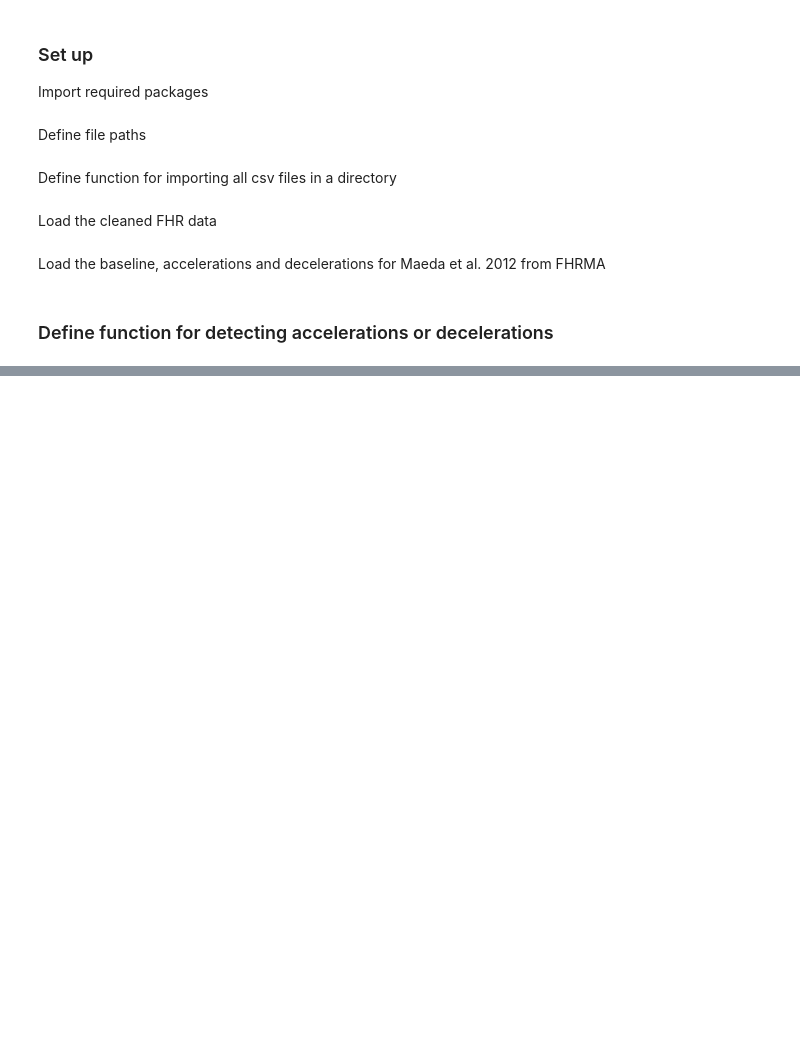
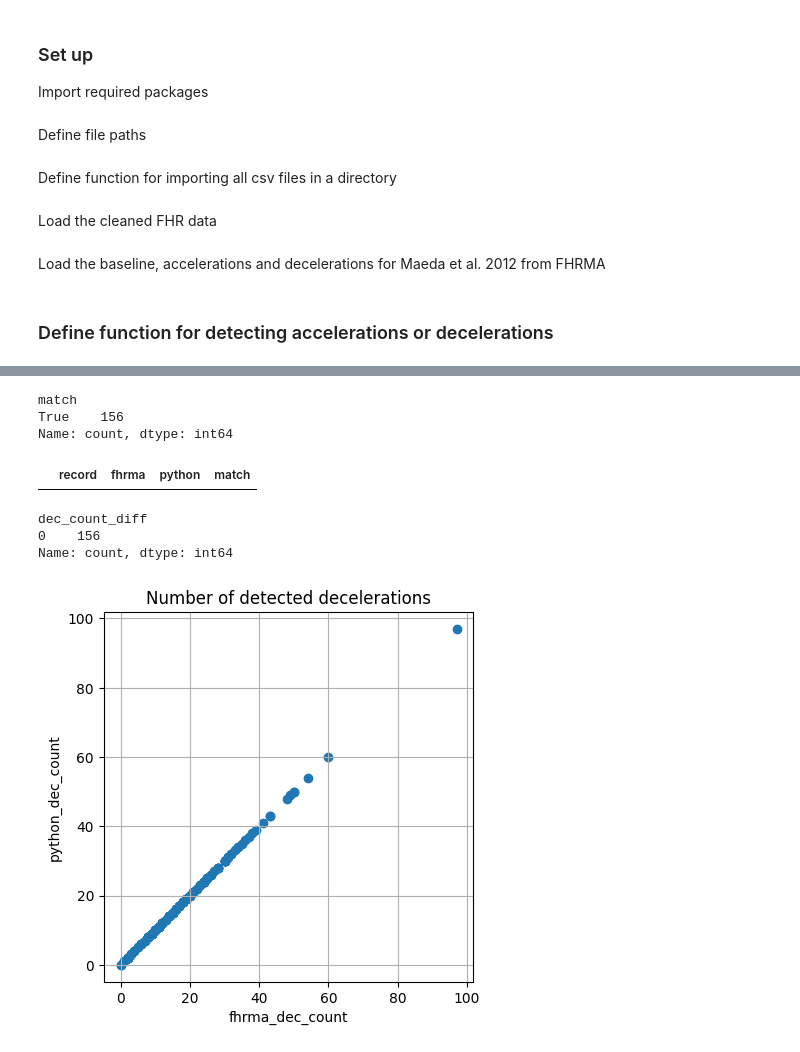
Before and after one commit to birth-outcomes/fhrma_python, a Jupyter notebook: maeda_2012_accelerations_decelerations.ipynb, the cells around one changed output, grey strips where cells are left out. Cells and saved outputs as stored; diff of their text form; code cells hidden in the pictures; blank space fills up the shorter version.

```diff
--- a/maeda_2012_accelerations_decelerations.ipynb
+++ b/maeda_2012_accelerations_decelerations.ipynb
@@ -449,0 +392,27 @@ array([[8.33333333e-03, 5.03333333e+00],
+# %%
+dec_result['match'].value_counts()
+# %% [output]
+match
+True    156
+Name: count, dtype: int64
+# %%
+dec_result[dec_result['match'] == False]
+# %% [output]
+|  | record | fhrma | python | match |
+# %%
+# Get number of accelerations for each record
+dec_result['fhrma_dec_count'] = [len(x) for x in dec_result['fhrma']]
+dec_result['python_dec_count'] = [len(x) for x in dec_result['python']]
+
+# Show difference
+dec_result['dec_count_diff'] = dec_result['python_dec_count'] - dec_result['fhrma_dec_count']
+display(dec_result['dec_count_diff'].value_counts())
+
+# Plot comparison
+compare_means(dec_result, 'fhrma_dec_count', 'python_dec_count',
+              'Number of detected decelerations')
+# %% [output]
+dec_count_diff
+0    156
+Name: count, dtype: int64
+[figure, added]
```
Also changed, not shown: parts of 19 cells of this notebook.
